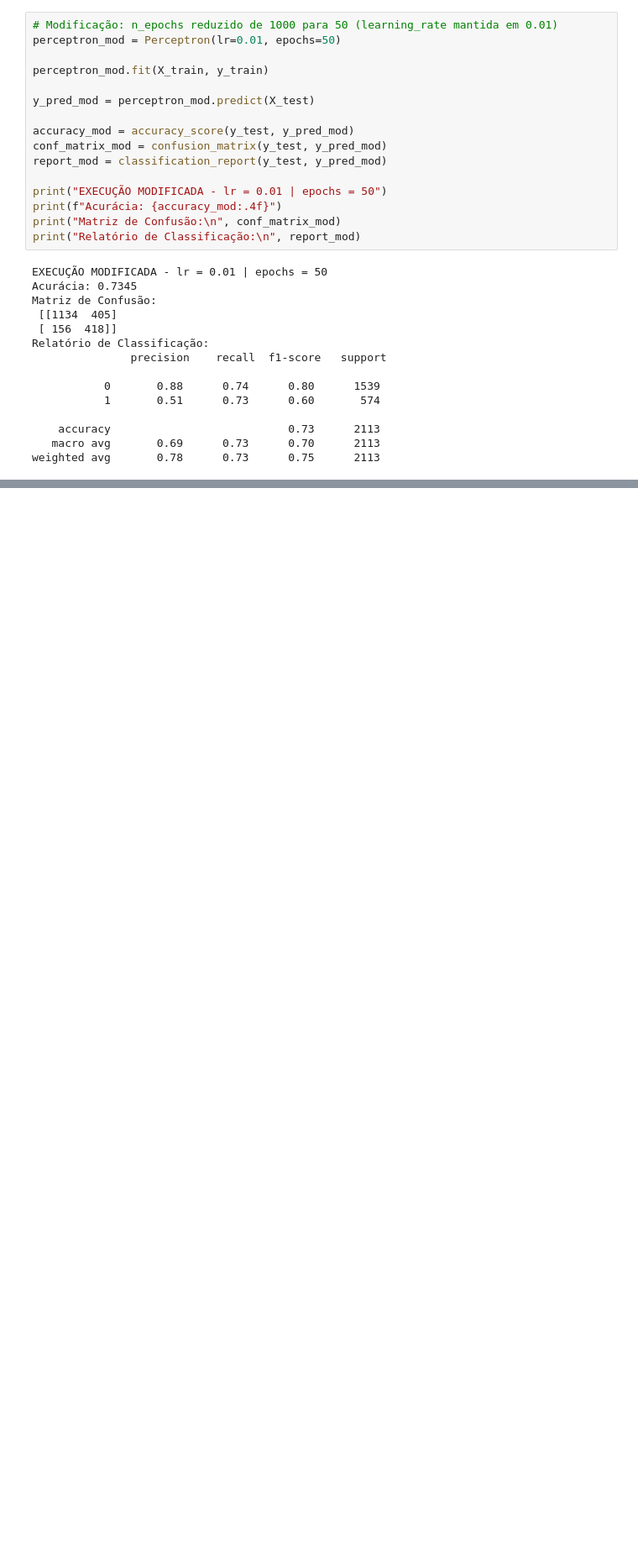
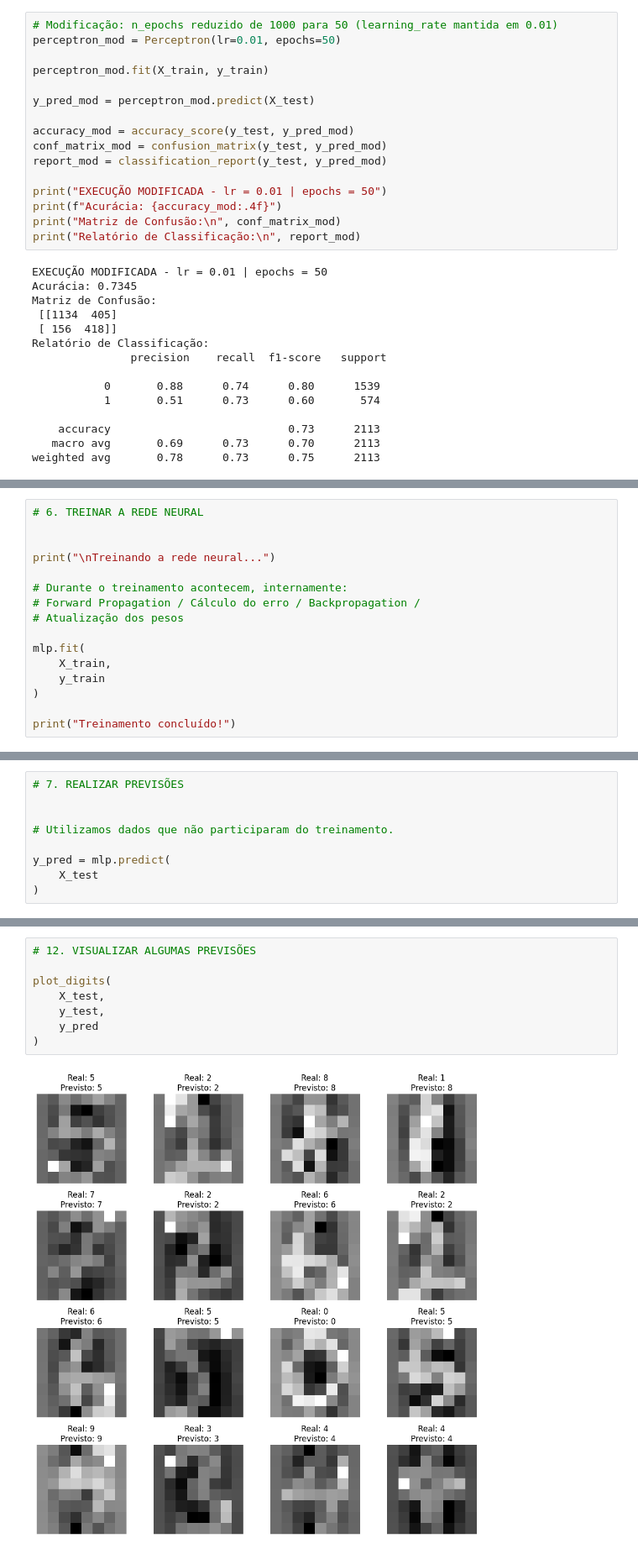
Before and after one commit to viktoruebelhart/pos_facens, a Jupyter notebook: Redes_Neurais_tarefa1.ipynb, the cells around one changed output, grey strips where cells are left out. Shown at 84% size. Saved outputs shown, nothing was run; the diff lists cells and outputs as text; blank space fills up the shorter version.

```diff
--- a/Redes_Neurais_tarefa1.ipynb
+++ b/Redes_Neurais_tarefa1.ipynb
@@ -1250,0 +1750,16 @@ O custo foi o aumento dos falsos positivos, de 197 para 405: o modelo passou a s
+# %%
+# 6. TREINAR A REDE NEURAL
+
+
+print("\nTreinando a rede neural...")
+
+# Durante o treinamento acontecem, internamente:
+# Forward Propagation / Cálculo do erro / Backpropagation /
+# Atualização dos pesos
+
+mlp.fit(
+    X_train,
+    y_train
+)
+
+print("Treinamento concluído!")
@@ -1250,0 +1769,9 @@ O custo foi o aumento dos falsos positivos, de 197 para 405: o modelo passou a s
+# %%
+# 7. REALIZAR PREVISÕES
+
+
+# Utilizamos dados que não participaram do treinamento.
+
+y_pred = mlp.predict(
+    X_test
+)
@@ -1250,0 +1905,10 @@ O custo foi o aumento dos falsos positivos, de 197 para 405: o modelo passou a s
+# %%
+# 12. VISUALIZAR ALGUMAS PREVISÕES
+
+plot_digits(
+    X_test,
+    y_test,
+    y_pred
+)
+# %% [output]
+[figure, added]
```
Also changed, not shown: parts of 32 cells of this notebook.
